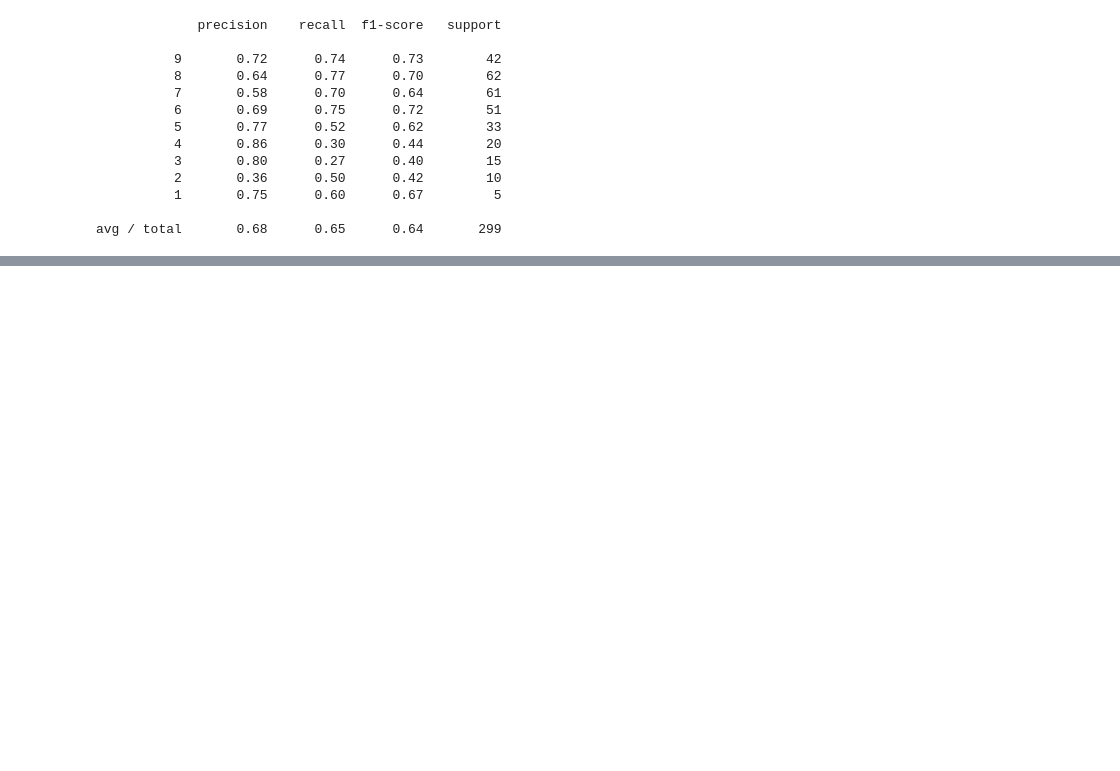
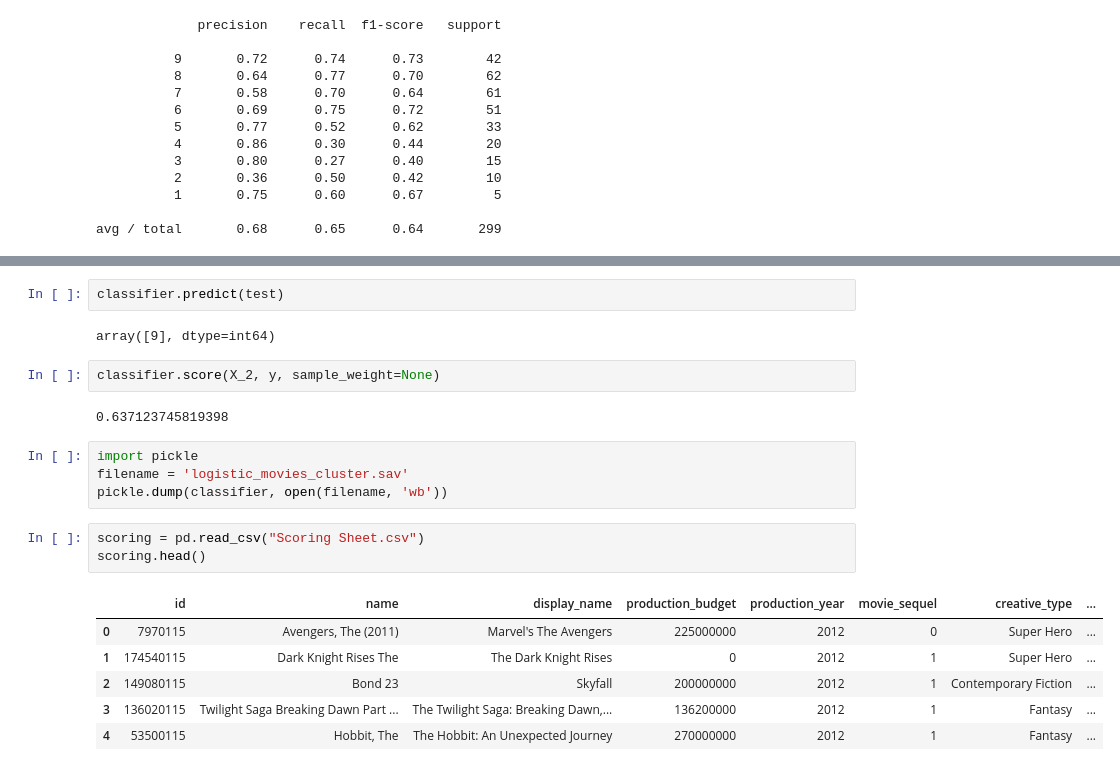
Before and after one commit to deepakarnani/movies-database-ml, a Jupyter notebook: movies_ML-Logistic.ipynb, the cells around one changed output, grey strips where cells are left out. Drawn from its saved outputs; the diff is of its cells as text; blank space fills up the shorter version.

Commit message:
adding files logistic prediction

```diff
--- a/movies_ML-Logistic.ipynb
+++ b/movies_ML-Logistic.ipynb
@@ -192,0 +277,22 @@ Exception: Data must be 1-dimensional
+# %%
+classifier.predict(test)
+# %% [output]
+array([9], dtype=int64)
+# %%
+classifier.score(X_2, y, sample_weight=None)
+# %% [output]
+0.637123745819398
+# %%
+import pickle
+filename = 'logistic_movies_cluster.sav'
+pickle.dump(classifier, open(filename, 'wb'))
+# %%
+scoring = pd.read_csv("Scoring Sheet.csv")
+scoring.head()
+# %% [output]
+|  | id | name | display_name | production_budget | production_year | movie_sequel | creative_type | ... |
+| 0 | 7970115 | Avengers, The (2011) | Marvel's The Avengers | 225000000 | 2012 | 0 | Super Hero | ... |
+| 1 | 174540115 | Dark Knight Rises The | The Dark Knight Rises | 0 | 2012 | 1 | Super Hero | ... |
+| 2 | 149080115 | Bond 23 | Skyfall | 200000000 | 2012 | 1 | Contemporary Fiction | ... |
+| 3 | 136020115 | Twilight Saga Breaking Dawn Part ... | The Twilight Saga: Breaking Dawn,... | 136200000 | 2012 | 1 | Fantasy | ... |
+| 4 | 53500115 | Hobbit, The | The Hobbit: An Unexpected Journey | 270000000 | 2012 | 1 | Fantasy | ... |
```
Also changed, not shown: parts of 15 cells of this notebook, 5 other files.
